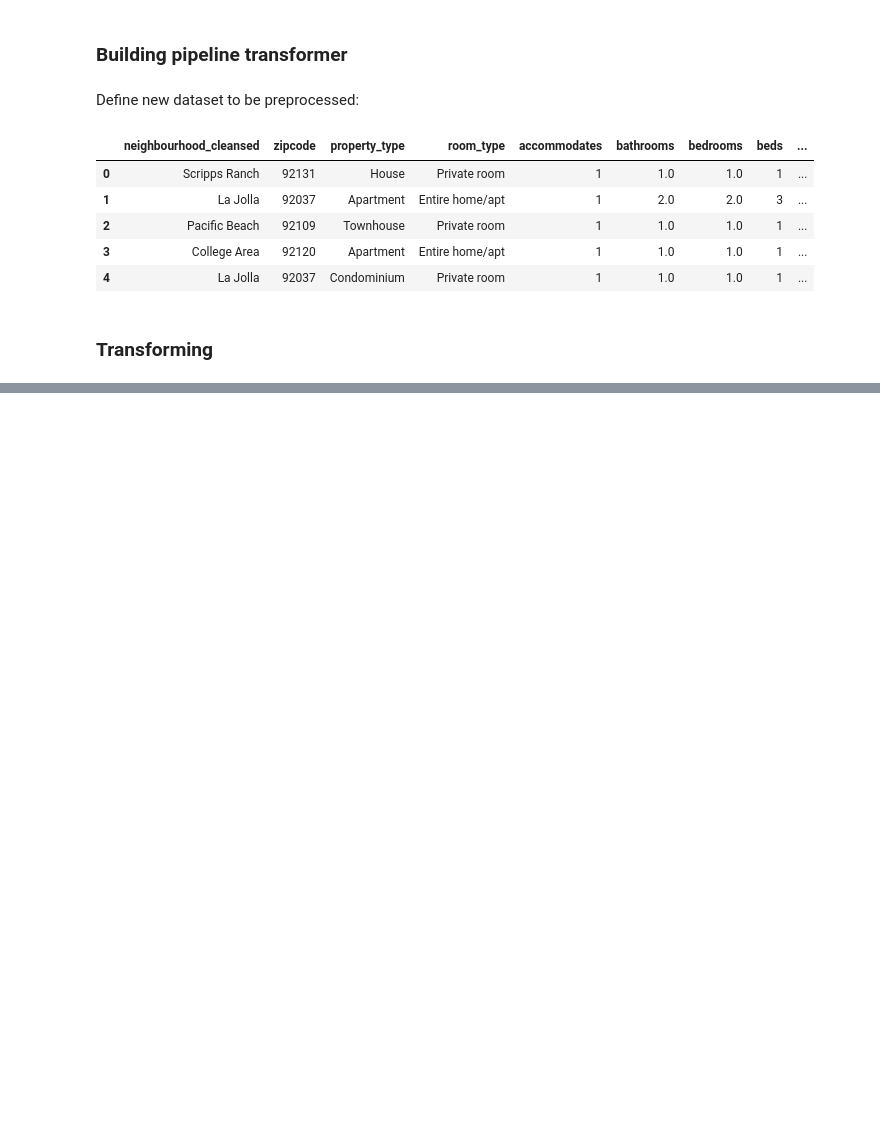
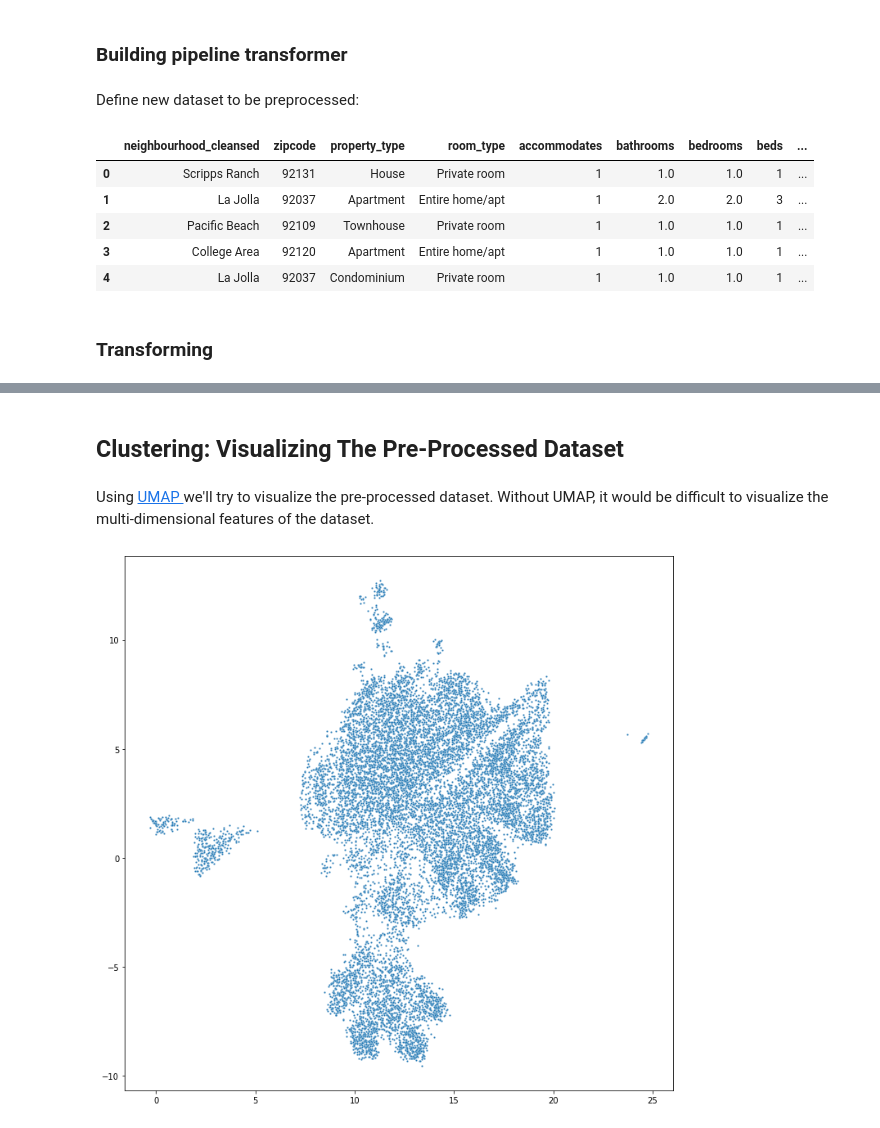
Before and after one commit to eric8395/airbnb_recommendations, a Jupyter notebook: Preprocessing & Data Visualization.ipynb, the cells around one changed output, grey strips where cells are left out. Cells and saved outputs as stored; diff of their text form; code cells hidden in the pictures; blank space fills up the shorter version.

Commit message:
completed preprocessing pipeline, cluster vizs

```diff
--- a/Preprocessing & Data Visualization.ipynb
+++ b/Preprocessing & Data Visualization.ipynb
@@ -364,9 +359,9 @@ ordinal_pipeline = Pipeline([('ordinalenc', OrdinalEncoder(categories = ordinal_
 # %% [markdown]
 Define new dataset to be preprocessed:
 # %%
-sd_pp = sd_modeling.drop(columns = ['id', 'latitude', 'longitude'])
-sd_pp = sd_pp.reset_index(drop = 'index')
-sd_pp.head()
+sd_trans = sd_modeling.drop(columns = ['id', 'latitude', 'longitude'])
+sd_trans = sd_trans.reset_index(drop = 'index')
+sd_trans.head()
 # %% [output]
 |  | neighbourhood_cleansed | zipcode | property_type | room_type | accommodates | bathrooms | bedrooms | beds | ... |
 | 0 | Scripps Ranch | 92131 | House | Private room | 1 | 1.0 | 1.0 | 1 | ... |
@@ -376,11 +371,13 @@ sd_pp.head()
 | 4 | La Jolla | 92037 | Condominium | Private room | 1 | 1.0 | 1.0 | 1 | ... |
 # %%
 # construct column transformer for the selected columns with pipelines
-ct = ColumnTransformer(transformers = [("nominalpipe", nominal_pipeline, nom_cols),
-                                       ("ordinalpipe", ordinal_pipeline, ordinal_cols),
-                                       ("numericpipe", numeric_pipeline, sd_pp.select_dtypes(['int', 'float']).columns)],
-                                       remainder="passthrough")
+ct = ColumnTransformer(transformers = [("ordinalpipe", ordinal_pipeline, ['host_response_time',
+                                                                          'cancellation_policy']),
+                                       ("nominalpipe", nominal_pipeline, ['neighbourhood_cleansed',
+                                                                            'zipcode', 'property_type',
+                                                                            'room_type','bed_type']),
+                                       ("numericpipe", numeric_pipeline, sd_trans.select_dtypes(['int', 'float']).columns)])
 # %% [markdown]
 ### Transforming
 # %%
-sd_pp = pd.DataFrame(ct.fit_transform(sd_pp))
+sd_pp = pd.DataFrame(ct.fit_transform(sd_trans))
@@ -388,0 +400,4 @@ ValueError: The truth value of an array with more than one element is ambiguous.
+# %% [markdown]
+## Clustering: Visualizing The Pre-Processed Dataset
+# %% [markdown]
+Using <a href = 'https://umap-learn.readthedocs.io/en/latest/'> UMAP </a> we'll try to visualize the pre-processed dataset. Without UMAP, it would be difficult to visualize the multi-dimensional features of the dataset.
@@ -388,0 +406,9 @@ ValueError: The truth value of an array with more than one element is ambiguous.
+# %%
+embedding = umap.UMAP(n_neighbors=200, min_dist= .9).fit_transform(sd_pp)
+# %%
+fig, ax = plt.subplots(figsize = (12,12))
+
+sns.scatterplot(*embedding.T, s = 5, alpha = 1)
+plt.show()
+# %% [output]
+[figure, added]
```
Also changed, not shown: parts of 18 cells of this notebook.
